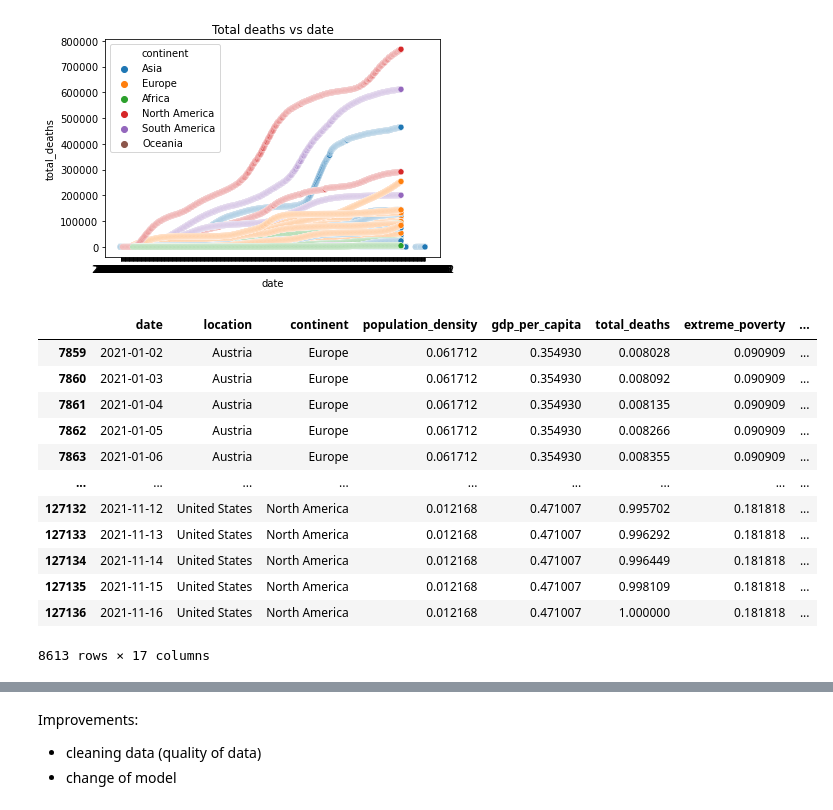
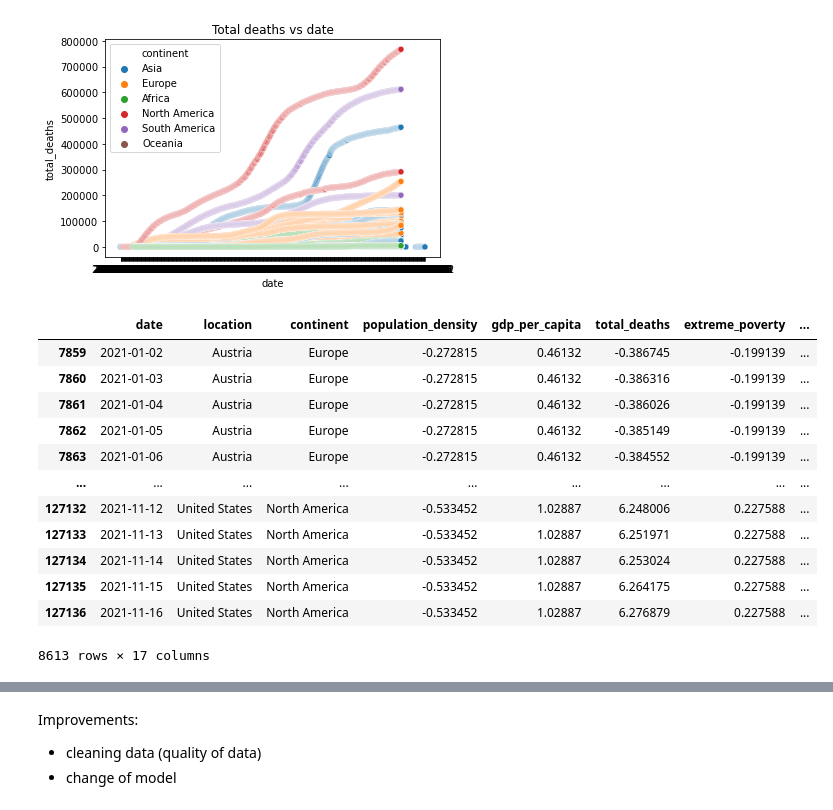
Before and after one commit to shanghongsim/term3_dtp, a Jupyter notebook: T3 2D project .ipynb, the cells around one changed output, grey strips where cells are left out. Drawn from its saved outputs; the diff is of its cells as text; code cells hidden in the pictures.

```diff
--- a/T3 2D project .ipynb
+++ b/T3 2D project .ipynb
@@ -155,32 +155,32 @@ df_num = df.loc[((df['location']=='Austria')| (df['location']=='Belgium') | (df[
 # %%
 def normalize_minmax(dfin):
     df_copy=dfin.copy()
     min_v=dfin.min(axis=0)
     max_v=dfin.max(axis=0)
     dfout=(df_copy-min_v)/(max_v-min_v)
     return dfout
 
-data_norm = normalize_minmax(df_num)
+data_norm = normalize_z(df_num)
 stats = data_norm.describe()
 # display(stats)
 
 frames=[df_cat , data_norm]
 result = pd.concat(frames,axis=1)
 result=result.fillna(0)
 display(result)
 # %% [output]
 |  | date | location | continent | population_density | gdp_per_capita | total_deaths | extreme_poverty | ... |
-| 7859 | 2021-01-02 | Austria | Europe | 0.061712 | 0.354930 | 0.008028 | 0.090909 | ... |
-| 7860 | 2021-01-03 | Austria | Europe | 0.061712 | 0.354930 | 0.008092 | 0.090909 | ... |
-| 7861 | 2021-01-04 | Austria | Europe | 0.061712 | 0.354930 | 0.008135 | 0.090909 | ... |
-| 7862 | 2021-01-05 | Austria | Europe | 0.061712 | 0.354930 | 0.008266 | 0.090909 | ... |
-| 7863 | 2021-01-06 | Austria | Europe | 0.061712 | 0.354930 | 0.008355 | 0.090909 | ... |
+| 7859 | 2021-01-02 | Austria | Europe | -0.272815 | 0.46132 | -0.386745 | -0.199139 | ... |
+| 7860 | 2021-01-03 | Austria | Europe | -0.272815 | 0.46132 | -0.386316 | -0.199139 | ... |
+| 7861 | 2021-01-04 | Austria | Europe | -0.272815 | 0.46132 | -0.386026 | -0.199139 | ... |
+| 7862 | 2021-01-05 | Austria | Europe | -0.272815 | 0.46132 | -0.385149 | -0.199139 | ... |
+| 7863 | 2021-01-06 | Austria | Europe | -0.272815 | 0.46132 | -0.384552 | -0.199139 | ... |
 | ... | ... | ... | ... | ... | ... | ... | ... | ... |
-| 127132 | 2021-11-12 | United States | North America | 0.012168 | 0.471007 | 0.995702 | 0.181818 | ... |
-| 127133 | 2021-11-13 | United States | North America | 0.012168 | 0.471007 | 0.996292 | 0.181818 | ... |
-| 127134 | 2021-11-14 | United States | North America | 0.012168 | 0.471007 | 0.996449 | 0.181818 | ... |
-| 127135 | 2021-11-15 | United States | North America | 0.012168 | 0.471007 | 0.998109 | 0.181818 | ... |
-| 127136 | 2021-11-16 | United States | North America | 0.012168 | 0.471007 | 1.000000 | 0.181818 | ... |
+| 127132 | 2021-11-12 | United States | North America | -0.533452 | 1.02887 | 6.248006 | 0.227588 | ... |
+| 127133 | 2021-11-13 | United States | North America | -0.533452 | 1.02887 | 6.251971 | 0.227588 | ... |
+| 127134 | 2021-11-14 | United States | North America | -0.533452 | 1.02887 | 6.253024 | 0.227588 | ... |
+| 127135 | 2021-11-15 | United States | North America | -0.533452 | 1.02887 | 6.264175 | 0.227588 | ... |
+| 127136 | 2021-11-16 | United States | North America | -0.533452 | 1.02887 | 6.276879 | 0.227588 | ... |
 8613 rows × 17 columns
 # %%
 # export for normal eqn analysis
```
Also changed, not shown: parts of 6 cells of this notebook, 1 other file.
